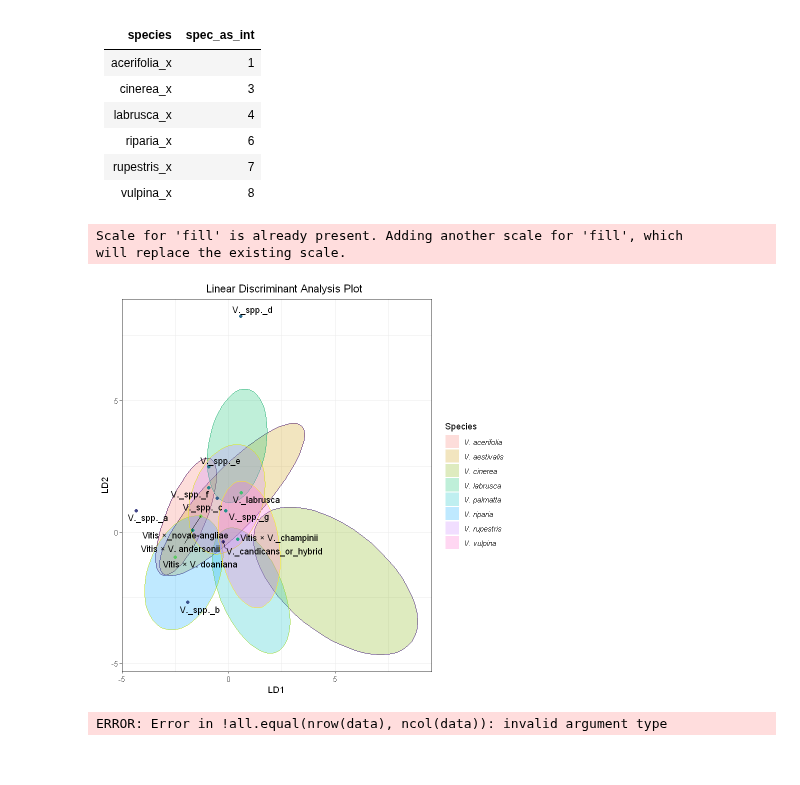
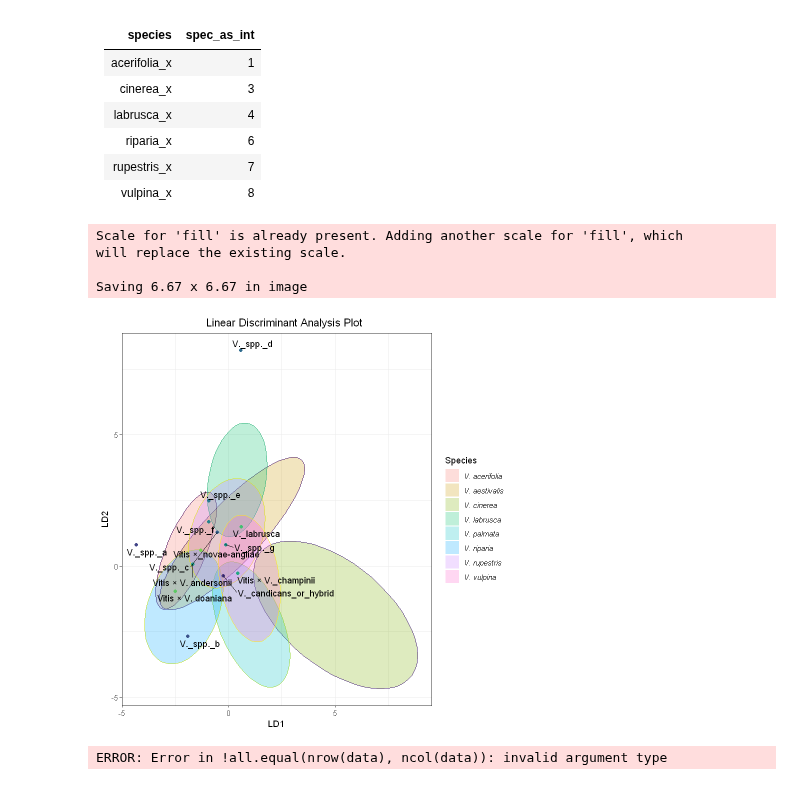
Before and after one commit to Kovacs-Lab/Geneva_Ionomics, a Jupyter notebook: Meh_Eight_Final.ipynb, the cells around one changed output. Drawn from its saved outputs; the diff is of its cells as text; code cells hidden in the pictures.

```diff
--- a/Meh_Eight_Final.ipynb
+++ b/Meh_Eight_Final.ipynb
@@ -142,23 +142,26 @@ row.names(viz.hybrids) = unlist(hybrids[1])
 # %%
 p <- ggplot(data = NULL)
 p <- p + stat_ellipse(data = viz.impute, aes(x = lda.LD1, y = lda.LD2, color = spec, fill = spec),geom = "polygon", alpha = .25)
 p <- p + geom_point(data = viz.hybrids, aes(x = lda.LD1, y = lda.LD2, color = spec))
 p <- p + scale_color_viridis_d(aesthetics = "fill")
 p <- p + scale_color_viridis_d(aesthetics = "color")
 p <- p + theme_bw()
 p <- p + xlab("LD1")
 p <- p + ylab("LD2")
 p <- p + labs(title = "Linear Discriminant Analysis Plot")
 p <- p + theme(plot.title = element_text(hjust = .55), legend.text = element_text(face = "italic"))
-p <- p + scale_fill_discrete(name = "Species", labels = c("V. acerifolia","V. aestivalis","V. cinerea","V. labrusca","V. palmatta","V. riparia","V. rupestris","V. vulpina"))
+p <- p + scale_fill_discrete(name = "Species", labels = c("V. acerifolia","V. aestivalis","V. cinerea","V. labrusca","V. palmata","V. riparia","V. rupestris","V. vulpina"))
 p <- p + guides(color = FALSE)
 p <- p + geom_text_repel(aes(x = viz.hybrids$lda.LD1, y = viz.hybrids$lda.LD2), label = rownames(viz.hybrids), vjust = "inward",
                  hjust = "inward")
 p
+ggsave(filename = "LDA_Eight.jpg", dpi = "retina")
 # %% [output]
 Scale for 'fill' is already present. Adding another scale for 'fill', which
 will replace the existing scale.
+
+Saving 6.67 x 6.67 in image
-[figure, old version]
+[figure, new version]
 # %%
 #mice data
 table.mice <- table(Predicted=predictions.mice$class, Species=test.data.mice$spec_as_int)
```
Also changed, not shown: parts of 1 cell of this notebook, 4 other files.
